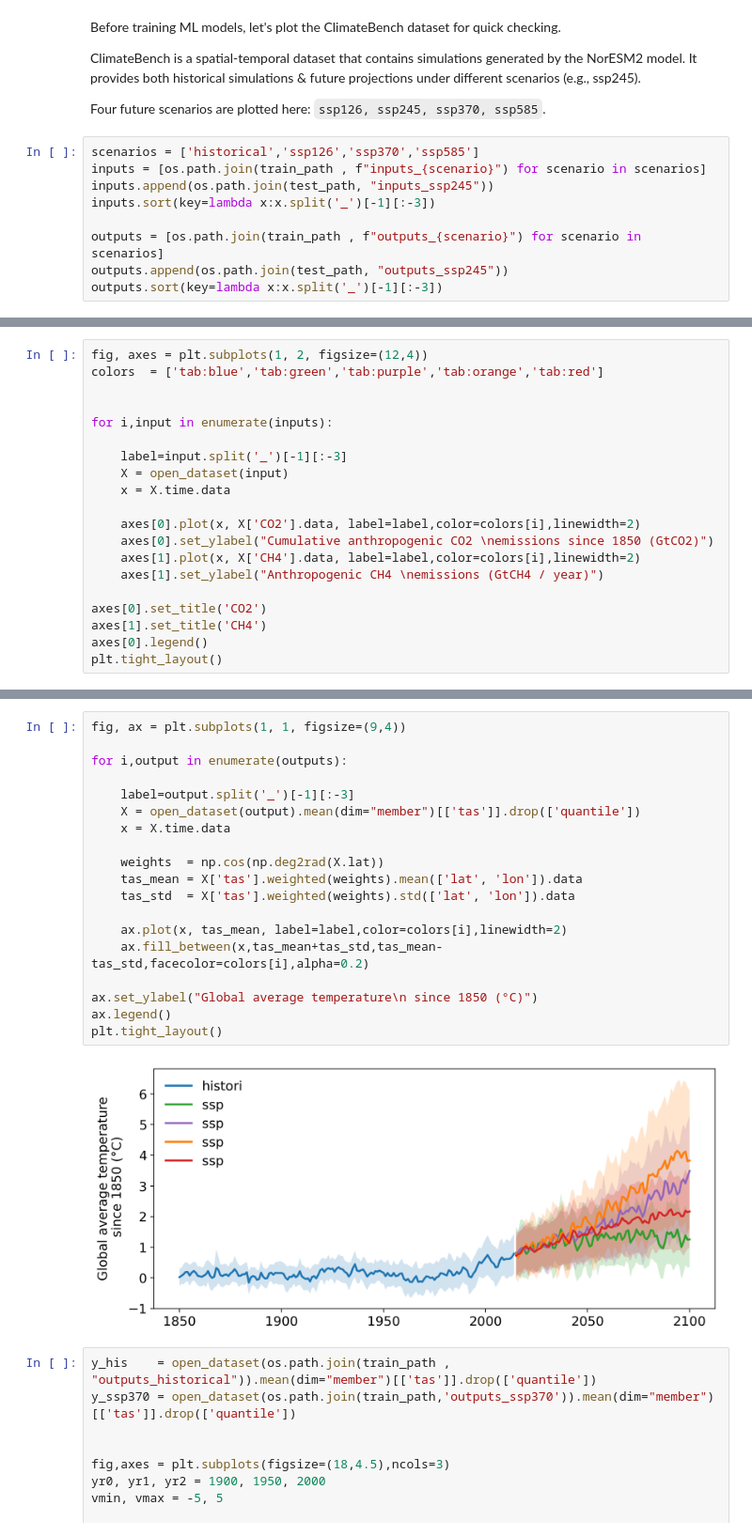
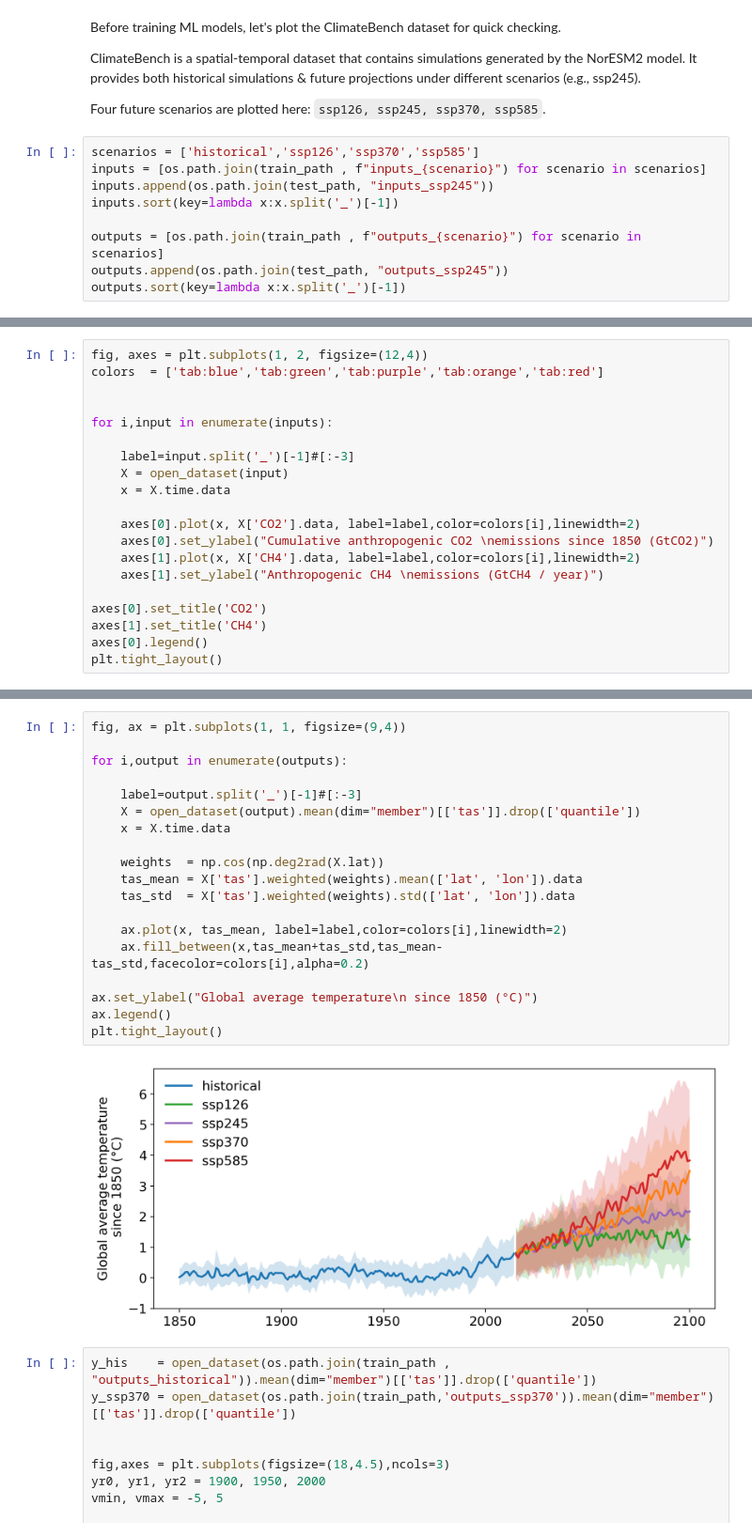
Before and after one commit to leap-stc/LEAP-bootcamps, a Jupyter notebook: Codes/Day2/Neural_Network_example.ipynb, the cells around one changed output, grey strips where cells are left out. Shown at 94% size. Drawn from its saved outputs; the diff is of its cells as text.

Commit message:
update the plotting part (#4)
* Update Neural_Network_example.ipynb

* remove the cell

```diff
--- a/Codes/Day2/Neural_Network_example.ipynb
+++ b/Codes/Day2/Neural_Network_example.ipynb
@@ -44,8 +44,8 @@ Four future scenarios are plotted here: `ssp126, ssp245, ssp370, ssp585`.
 scenarios = ['historical','ssp126','ssp370','ssp585']
 inputs = [os.path.join(train_path , f"inputs_{scenario}") for scenario in scenarios]
 inputs.append(os.path.join(test_path, "inputs_ssp245"))
-inputs.sort(key=lambda x:x.split('_')[-1][:-3])
+inputs.sort(key=lambda x:x.split('_')[-1])
 
 outputs = [os.path.join(train_path , f"outputs_{scenario}") for scenario in scenarios]
 outputs.append(os.path.join(test_path, "outputs_ssp245"))
-outputs.sort(key=lambda x:x.split('_')[-1][:-3])
+outputs.sort(key=lambda x:x.split('_')[-1])
@@ -80,7 +56,7 @@ colors  = ['tab:blue','tab:green','tab:purple','tab:orange','tab:red']
 
 for i,input in enumerate(inputs):
 
-    label=input.split('_')[-1][:-3]
+    label=input.split('_')[-1]#[:-3]
     X = open_dataset(input)
     x = X.time.data
 
@@ -98,24 +74,24 @@ plt.tight_layout()
 # %%
 fig, ax = plt.subplots(1, 1, figsize=(9,4))
 
 for i,output in enumerate(outputs):
 
-    label=output.split('_')[-1][:-3]
+    label=output.split('_')[-1]#[:-3]
     X = open_dataset(output).mean(dim="member")[['tas']].drop(['quantile'])
     x = X.time.data
 
     weights  = np.cos(np.deg2rad(X.lat))
     tas_mean = X['tas'].weighted(weights).mean(['lat', 'lon']).data
     tas_std  = X['tas'].weighted(weights).std(['lat', 'lon']).data
 
     ax.plot(x, tas_mean, label=label,color=colors[i],linewidth=2)
     ax.fill_between(x,tas_mean+tas_std,tas_mean-tas_std,facecolor=colors[i],alpha=0.2)
 
 ax.set_ylabel("Global average temperature\n since 1850 (°C)")
 ax.legend()
 plt.tight_layout()
 # %% [output]
-[figure, old version]
+[figure, new version]
 # %%
 y_his    = open_dataset(os.path.join(train_path , "outputs_historical")).mean(dim="member")[['tas']].drop(['quantile'])
 y_ssp370 = open_dataset(os.path.join(train_path,'outputs_ssp370')).mean(dim="member")[['tas']].drop(['quantile'])
```
Also changed, not shown: parts of 6 cells of this notebook.
